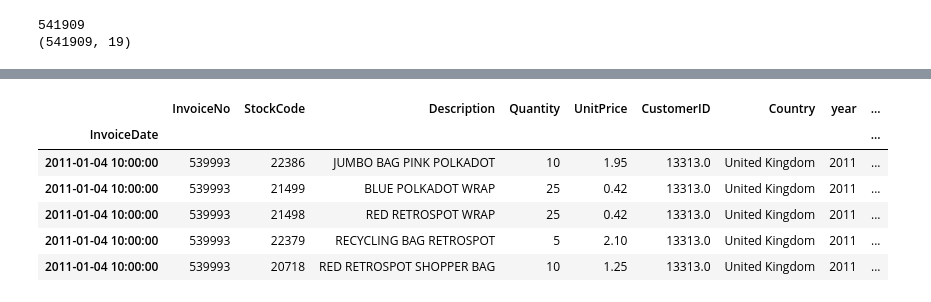
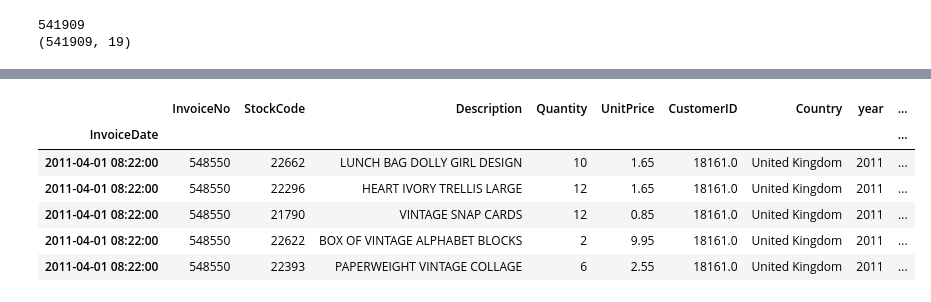
Before and after one commit to veribilimiokulu/bogazici-compec-python-ml, a Jupyter notebook: 02_pandas/07.Tarih_Saat_Index_parse_date.ipynb, the cells around one changed output, grey strips where cells are left out. Drawn from its saved outputs; the diff is of its cells as text; code cells hidden in the pictures.

Commit message:
02_pandas/07.Tarih_Saat_Index_parse_date.ipynb güncellendi

```diff
--- a/02_pandas/07.Tarih_Saat_Index_parse_date.ipynb
+++ b/02_pandas/07.Tarih_Saat_Index_parse_date.ipynb
@@ -464,5 +509,4 @@ memory usage: 176.0+ bytes
 # %%
-
 def is_date_between_them(start_dates, end_dates, check_date):
     # bir tarihin iki tarih arasında olup olmadığını kontrol eden fonksiyon
     # Parametrelerde start_dates ve end_dates aynı dataframe e ait aralarında tarih aralığı bulunan tarihler
@@ -470,9 +514,9 @@ def is_date_between_them(start_dates, end_dates, check_date):
     # tarih aralıklarının içinde dolaşalım ve belirtilen tarihin aralıkta olup olmadığını kontrol edelim
     for start_date, end_date in zip(start_dates, end_dates):
         # tarih aralıkta ise flag true olsun değilse false
-        if( (check_date >= start_date) and (check_date <= end_date) ):
+        if( (check_date >= start_date) & (check_date <= end_date) ):
             flag = True
-        else: flag = False
+            break
     return flag
 # %%
 # df e bir nitelik ekleyeceğimiz için onun uzunluğundaki bir listeyi paterne uygun dolduralım
@@ -480,7 +524,7 @@ is_promotion = []
 # date sütunu içinde dolaş
 for check_date in df.date:
     # eğer bu satırdaki tarih promotion tablosundaki tarihler arasında ise listeye 1 ekle yoksa 0
-    if(is_date_between_them(start_dates=df_promotion.start_date, end_dates=df_promotion.end_date,check_date=check_date)):
+    if(is_date_between_them(df_promotion.start_date, df_promotion.end_date, check_date)):
         is_promotion.append(1)
     else: is_promotion.append(0)
 # %%
@@ -505,10 +539,11 @@ df.head()
-# %%
-df[df.is_promotion != 1].head()
-# %% [output]
-|  | InvoiceNo | StockCode | Description | Quantity | UnitPrice | CustomerID | Country | year | ... |
-| InvoiceDate |  |  |  |  |  |  |  |  | ... |
-| 2011-01-04 10:00:00 | 539993 | 22386 | JUMBO BAG PINK POLKADOT | 10 | 1.95 | 13313.0 | United Kingdom | 2011 | ... |
-| 2011-01-04 10:00:00 | 539993 | 21499 | BLUE POLKADOT WRAP | 25 | 0.42 | 13313.0 | United Kingdom | 2011 | ... |
-| 2011-01-04 10:00:00 | 539993 | 21498 | RED RETROSPOT WRAP | 25 | 0.42 | 13313.0 | United Kingdom | 2011 | ... |
-| 2011-01-04 10:00:00 | 539993 | 22379 | RECYCLING BAG RETROSPOT | 5 | 2.10 | 13313.0 | United Kingdom | 2011 | ... |
-| 2011-01-04 10:00:00 | 539993 | 20718 | RED RETROSPOT SHOPPER BAG | 10 | 1.25 | 13313.0 | United Kingdom | 2011 | ... |
+# %%
+
+df[ (df.date > pd.Timestamp('2011-04-01')) & (df.date < pd.Timestamp('2011-06-30')) ].head()
+# %% [output]
+|  | InvoiceNo | StockCode | Description | Quantity | UnitPrice | CustomerID | Country | year | ... |
+| InvoiceDate |  |  |  |  |  |  |  |  | ... |
+| 2011-04-01 08:22:00 | 548550 | 22662 | LUNCH BAG DOLLY GIRL DESIGN | 10 | 1.65 | 18161.0 | United Kingdom | 2011 | ... |
+| 2011-04-01 08:22:00 | 548550 | 22296 | HEART IVORY TRELLIS LARGE | 12 | 1.65 | 18161.0 | United Kingdom | 2011 | ... |
+| 2011-04-01 08:22:00 | 548550 | 21790 | VINTAGE SNAP CARDS | 12 | 0.85 | 18161.0 | United Kingdom | 2011 | ... |
+| 2011-04-01 08:22:00 | 548550 | 22622 | BOX OF VINTAGE ALPHABET BLOCKS | 2 | 9.95 | 18161.0 | United Kingdom | 2011 | ... |
+| 2011-04-01 08:22:00 | 548550 | 22393 | PAPERWEIGHT VINTAGE COLLAGE | 6 | 2.55 | 18161.0 | United Kingdom | 2011 | ... |
```
Also changed, not shown: parts of 10 cells of this notebook.
